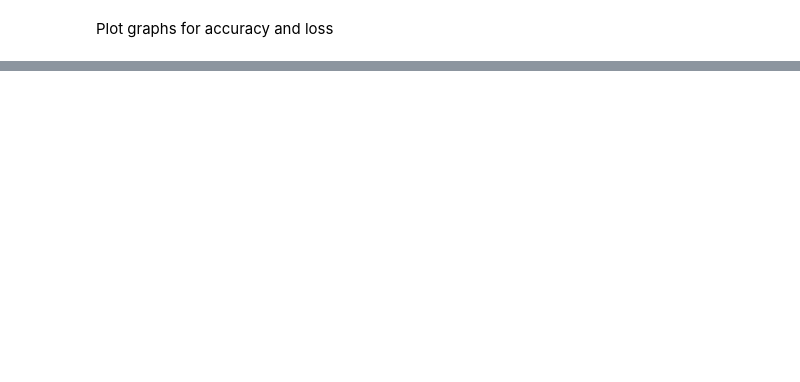
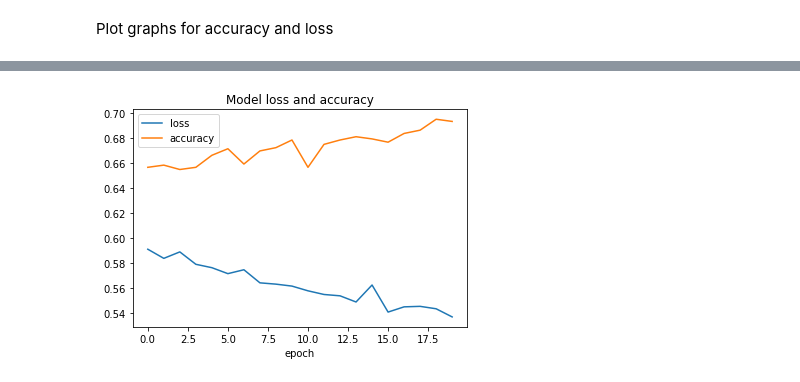
Before and after one commit to c98elena/Sentiment-Analysis-for-review-classification., a Jupyter notebook: L3T20.ipynb, the cells around one changed output, grey strips where cells are left out. Saved outputs shown, nothing was run; the diff lists cells and outputs as text; code cells hidden in the pictures; blank space fills up the shorter version.

```diff
--- a/L3T20.ipynb
+++ b/L3T20.ipynb
@@ -91,2 +124,9 @@ print(tokenized_data[0:5])
 # %%
 # Write some code to split the data into a training and test set. Make sure you shuffle the data. Use 20% for the test set.
+
+from sklearn.model_selection import train_test_split
+
+X_train, X_test, y_train, y_test = train_test_split(X, labels, test_size=0.2, shuffle=True, random_state=42)
+
+print(X_train.shape,y_train.shape)
+print(X_test.shape,y_test.shape)
@@ -113,0 +471,7 @@ Plot graphs for accuracy and loss
+# %%
+epoch_num = 30
+batch_size = 10
+history = model_25.fit(X_train, y_train,
+                    epochs= epoch_num,
+                    batch_size = batch_size,
+                    validation_split=0.2)
@@ -113,0 +512,12 @@ Plot graphs for accuracy and loss
+# %%
+model_fc = models.Sequential()
+model_fc.add(layers.Embedding(vocab_size, 32, input_length=4))
+model_fc.add(layers.SpatialDropout1D(0.2))
+model_fc.add(layers.BatchNormalization())
+model_fc.add(layers.Flatten())
+model_fc.add(layers.Dense(32, activation='relu'))
+model_fc.add(layers.Dense(2, activation='softmax'))
+
+model_fc.summary()
+# compiling the model
+model_fc.compile(optimizer = "adam",loss = "binary_crossentropy", metrics = ["accuracy"])
@@ -113,0 +542,5 @@ Plot graphs for accuracy and loss
+# %%
+history_fc= model_fc.fit(X_train, y_train,
+                    epochs= 20,
+                    batch_size = batch_size,
+                    validation_split=0.2)
@@ -113,0 +565,9 @@ Plot graphs for accuracy and loss
+# %%
+plt.plot(history_fc.history['loss'])
+plt.plot(history_fc.history['accuracy'])
+plt.title('Model loss and accuracy')
+plt.xlabel('epoch')
+plt.legend(['loss', 'accuracy'])
+plt.show()
+# %% [output]
+[figure, added]
```
Also changed, not shown: parts of 50 cells of this notebook.
